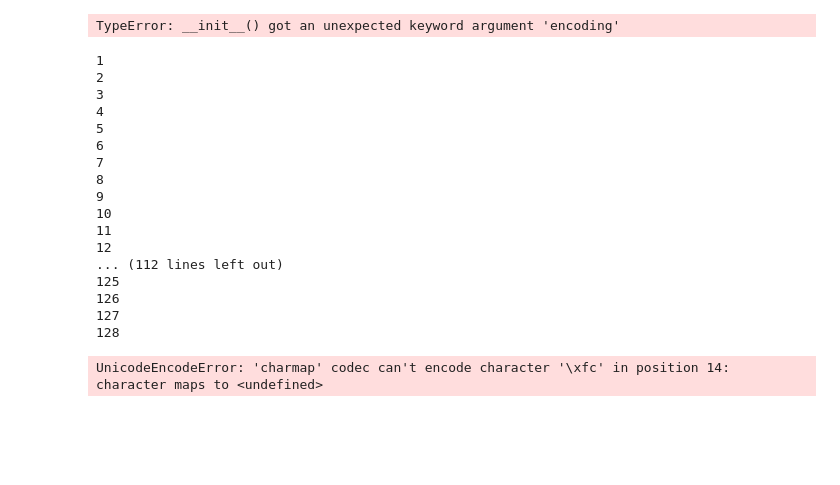
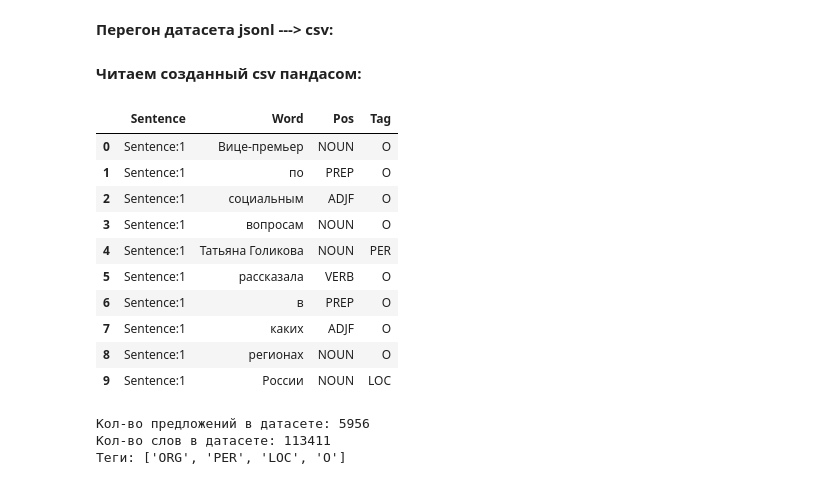
Before and after one commit to HronoSF/DC_2018_19, a Jupyter notebook: NER/NER.ipynb, the cells around one changed output. Drawn from its saved outputs; the diff is of its cells as text; code cells hidden in the pictures; blank space fills up the shorter version.

```diff
--- a/NER/NER.ipynb
+++ b/NER/NER.ipynb
@@ -73,16 +19,9 @@ EMBEDDING = 20
+# %% [markdown]
+**Перегон датасета jsonl ---> csv:**
 # %%
 morph = pymorphy2.MorphAnalyzer()
-# %%
-reader = jsonlines.open("data.jsonl",)
-# %% [output]
-TypeError: __init__() got an unexpected keyword argument 'encoding'
 # %%
-def getTag(word):
-    if (sentense_to_tag.get('Sentence '+str(i)).get(word)):
-        return sentense_to_tag.get('Sentence '+str(i)).get(word)
-    else:
-        return 'O'
-with open('data.csv', mode='w') as csv_file:
+with open('data.csv', mode='w', encoding="utf-8") as csv_file:
     writer = csv.writer(csv_file, delimiter=',', quotechar='"', quoting=csv.QUOTE_MINIMAL)
     with jsonlines.open("data.jsonl") as json:
         z=0
@@ -95,48 +34,51 @@ with open('data.csv', mode='w') as csv_file:
             list=[]
             for annotation in item['annotations']:
                 word_map['word_'+ str(j)] = item['content'][int(annotation['span']['start']):int(annotation['span']['end'])]
-                word_to_tag[annotation['text']]=annotation['type']
+                word_to_tag[annotation['text']] = annotation['type']
                 j+=1
             sentense_to_tag['Sentence ' + str(i)] = word_to_tag
 
-            item['content'] = re.sub("\s\s+",' ',re.sub('[0-9]',' ',re.sub('[,.—?!)(«»]','',item ['content'])))
+            item['content'] = re.sub("\s\s+", ' ', re.sub('[0-9]', ' ', re.sub('[,.—?!)(«»]', '', item ['content'])))
 
-            for mapped,word in word_map.items():
-                item['content']=item['content'].replace(word,mapped,1)
+            for mapped, word in word_map.items():
+                item['content'] = item['content'].replace(word, mapped, 1)
 
             content_to_list = item['content'].split(" ")
-            words =  [ word_map.get(x) if  word_map.get(x)!=None else x for x in content_to_list]
+            words =  [ word_map.get(x) if word_map.get(x)!=None else x for x in content_to_list]
 
             content = ' '.join(words)
             for word in words:
-                writer.writerow(['Sentence:'+str(i), word,morph.parse(word)[0].tag.POS ,getTag(word)])
+                tag = sentense_to_tag.get('Sentence '+ str(i)).get(word, 'O')
+                writer.writerow(['Sentence:' + str(i), word, morph.parse(word)[0].tag.POS, tag])
             i+=1
-# %% [output]
-1
-2
-3
-4
-5
-6
-7
-8
-9
-10
-11
-12
-... (112 lines left out)
-125
-126
-127
-128
-UnicodeEncodeError: 'charmap' codec can't encode character '\xfc' in position 14: character maps to <undefined>
+# %% [markdown]
+**Читаем созданный csv пандасом:**
 # %%
-df = pd.read_csv("data_set_200_hundred.csv",header=None,names=['Sentence','Word','Pos','Tag'])
-df
+df = pd.read_csv("data.csv", header=None, names=['Sentence','Word','Pos','Tag'], nrows=1_000_000)
+df.head(n=10)
+# %% [output]
+|  | Sentence | Word | Pos | Tag |
+| 0 | Sentence:1 | Вице-премьер | NOUN | O |
+| 1 | Sentence:1 | по | PREP | O |
+| 2 | Sentence:1 | социальным | ADJF | O |
+| 3 | Sentence:1 | вопросам | NOUN | O |
+| 4 | Sentence:1 | Татьяна Голикова | NOUN | PER |
+| 5 | Sentence:1 | рассказала | VERB | O |
+| 6 | Sentence:1 | в | PREP | O |
+| 7 | Sentence:1 | каких | ADJF | O |
+| 8 | Sentence:1 | регионах | NOUN | O |
+| 9 | Sentence:1 | России | NOUN | LOC |
 # %%
 words = [*set(df['Word'].values)]
 tags = [*set(df['Tag'].values)]
-
 n_words = len(words)
 n_tags = len(tags)
+
+print(f'Кол-во предложений в датасете: {len(df.groupby(["Sentence"]))}')
+print(f'Кол-во слов в датасете: {n_words}')
+print(f'Теги: {tags}')
+# %% [output]
+Кол-во предложений в датасете: 5956
+Кол-во слов в датасете: 113411
+Теги: ['ORG', 'PER', 'LOC', 'O']
 # %%
```
Also changed, not shown: parts of 27 cells of this notebook, 1 other file.
